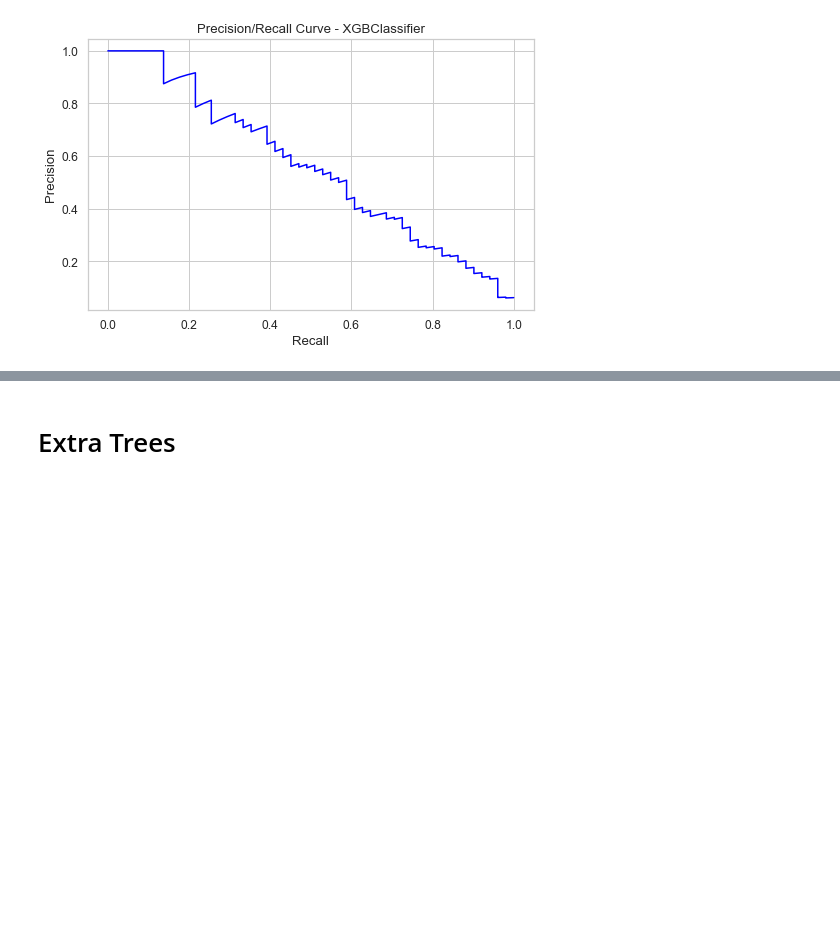
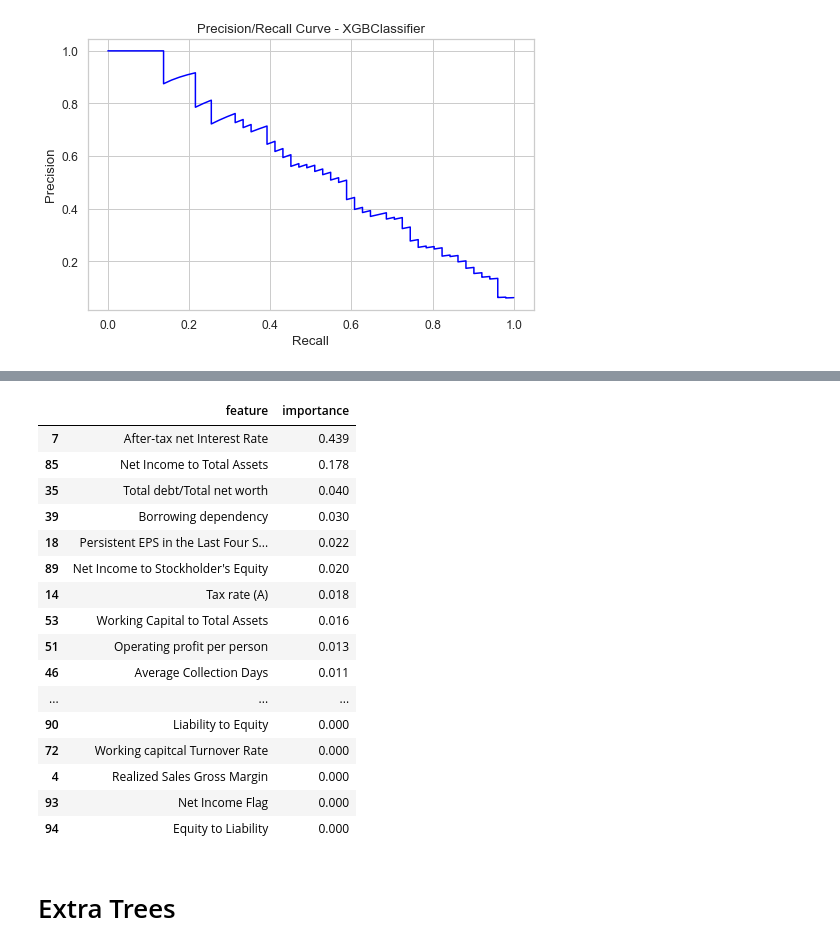
Before and after one commit to ReedBallesterosNU/MSDS-422-DL-Practical-Machine-Learning, a Jupyter notebook: Module-05/Assignment-02/Module 5 Assignment 2 - Company Bankruptcy Prediction (Kaggle)-Edit.ipynb, the cells around one changed output, grey strips where cells are left out. Cells and saved outputs as stored; diff of their text form; code cells hidden in the pictures; blank space fills up the shorter version.

```diff
--- a/Module-05/Assignment-02/Module 5 Assignment 2 - Company Bankruptcy Prediction (Kaggle)-Edit.ipynb
+++ b/Module-05/Assignment-02/Module 5 Assignment 2 - Company Bankruptcy Prediction (Kaggle)-Edit.ipynb
@@ -636,3 +663,10 @@ ax.set_xlabel('Recall')
 plt.show()
 # %% [output]
 [figure]
+# %%
+%%time
+pd.set_option('display.max_rows', None)
+importances = pd.DataFrame({'feature':quant_cols,'importance':np.round(xgb_model.feature_importances_,3)})
+importances = importances.sort_values('importance',ascending=False)
+importances
+# %% [output]
@@ -639,3 +674,20 @@ plt.show()
+|  | feature | importance |
+| 7 | After-tax net Interest Rate | 0.439 |
+| 85 | Net Income to Total Assets | 0.178 |
+| 35 | Total debt/Total net worth | 0.040 |
+| 39 | Borrowing dependency | 0.030 |
+| 18 | Persistent EPS in the Last Four S... | 0.022 |
+| 89 | Net Income to Stockholder's Equity | 0.020 |
+| 14 | Tax rate (A) | 0.018 |
+| 53 | Working Capital to Total Assets | 0.016 |
+| 51 | Operating profit per person | 0.013 |
+| 46 | Average Collection Days | 0.011 |
+| ... | ... | ... |
+| 90 | Liability to Equity | 0.000 |
+| 72 | Working capitcal Turnover Rate | 0.000 |
+| 4 | Realized Sales Gross Margin | 0.000 |
+| 93 | Net Income Flag | 0.000 |
+| 94 | Equity to Liability | 0.000 |
 # %% [markdown]
 # Extra Trees
 # %%
```
Also changed, not shown: parts of 24 cells of this notebook.
